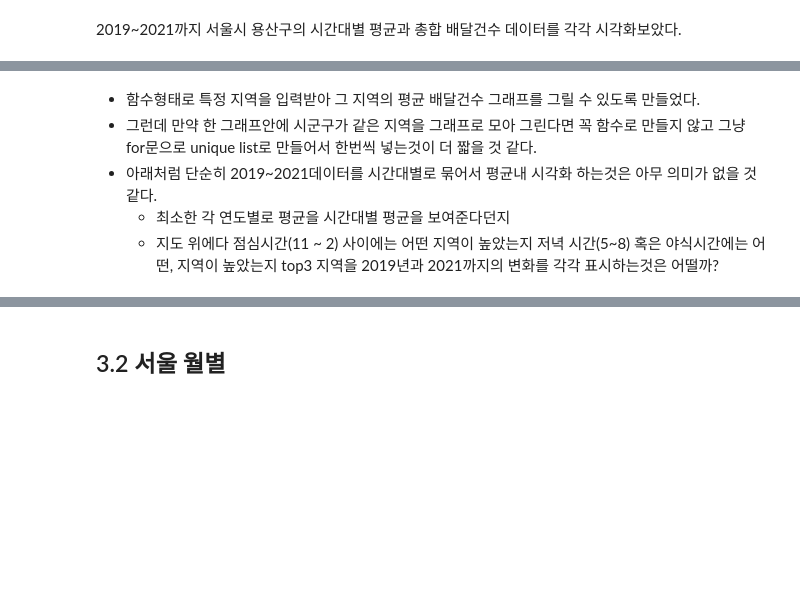
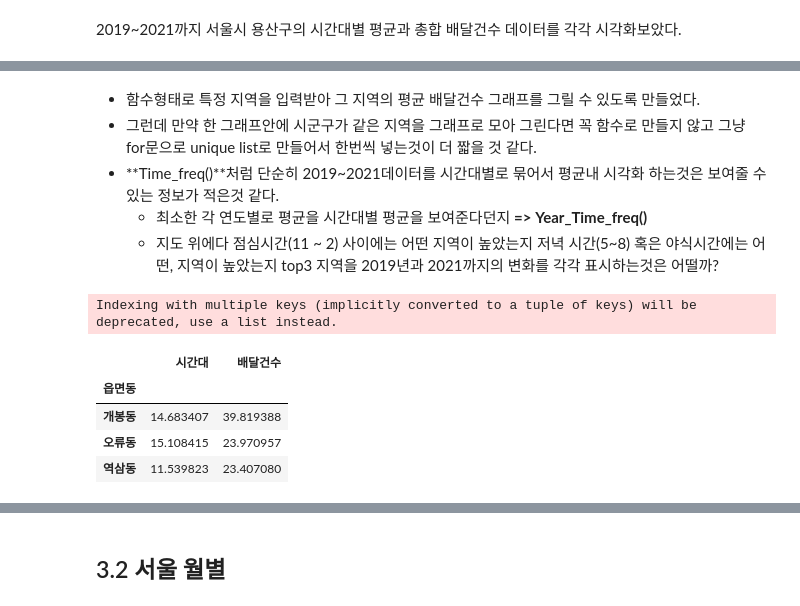
Before and after one commit to wish0728/Elice_teamproject2_team11_delivery, a Jupyter notebook: data-analysis/EDA/dahye_시간지역별배달주문건수.ipynb, the cells around one changed output, grey strips where cells are left out. Drawn from its saved outputs; the diff is of its cells as text; code cells hidden in the pictures; blank space fills up the shorter version.

```diff
--- a/data-analysis/EDA/dahye_시간지역별배달주문건수.ipynb
+++ b/data-analysis/EDA/dahye_시간지역별배달주문건수.ipynb
@@ -418,8 +419,8 @@ fig.show()
 # %% [markdown]
 * 함수형태로 특정 지역을 입력받아 그 지역의 평균 배달건수 그래프를 그릴 수 있도록 만들었다.
 * 그런데 만약 한 그래프안에 시군구가 같은 지역을 그래프로 모아 그린다면 꼭 함수로 만들지 않고 그냥 for문으로 unique list로 만들어서 한번씩 넣는것이 더 짧을 것 같다.
-* 아래처럼 단순히 2019~2021데이터를 시간대별로 묶어서 평균내 시각화 하는것은 아무 의미가 없을 것 같다.
-  * 최소한 각 연도별로 평균을 시간대별 평균을 보여준다던지
+* **Time_freq()**처럼 단순히 2019~2021데이터를 시간대별로 묶어서 평균내 시각화 하는것은 보여줄 수 있는 정보가 적은것 같다.
+  * 최소한 각 연도별로 평균을 시간대별 평균을 보여준다던지 **=> Year_Time_freq()**
   * 지도 위에다 점심시간(11 ~ 2) 사이에는 어떤 지역이 높았는지 저녁 시간(5~8) 혹은 야식시간에는 어떤, 지역이 높았는지 top3 지역을 2019년과 2021까지의 변화를 각각 표시하는것은 어떨까?
 # %%
 def df_City_Do(City_Do='서울특별시'):
@@ -430,6 +431,16 @@ def df_Si_Gun_Gu(dataframe, Si_Gun_Gu='용산구'):
   dataFrame = dataframe
   dataFrame = dataFrame[dataFrame['시군구']==Si_Gun_Gu]
   return dataFrame
+# %%
+dataFrame = df[df['광역시도']=='서울특별시']
+dataFrame.groupby('읍면동')['시간대','배달건수'].mean().sort_values(by='배달건수',ascending=False).head(3)
+# %% [output]
+Indexing with multiple keys (implicitly converted to a tuple of keys) will be deprecated, use a list instead.
+|  | 시간대 | 배달건수 |
+| 읍면동 |  |  |
+| 개봉동 | 14.683407 | 39.819388 |
+| 오류동 | 15.108415 | 23.970957 |
+| 역삼동 | 11.539823 | 23.407080 |
 # %%
 def Time_freq():
   print(df['광역시도'].unique())
```
Also changed, not shown: parts of 18 cells of this notebook.
